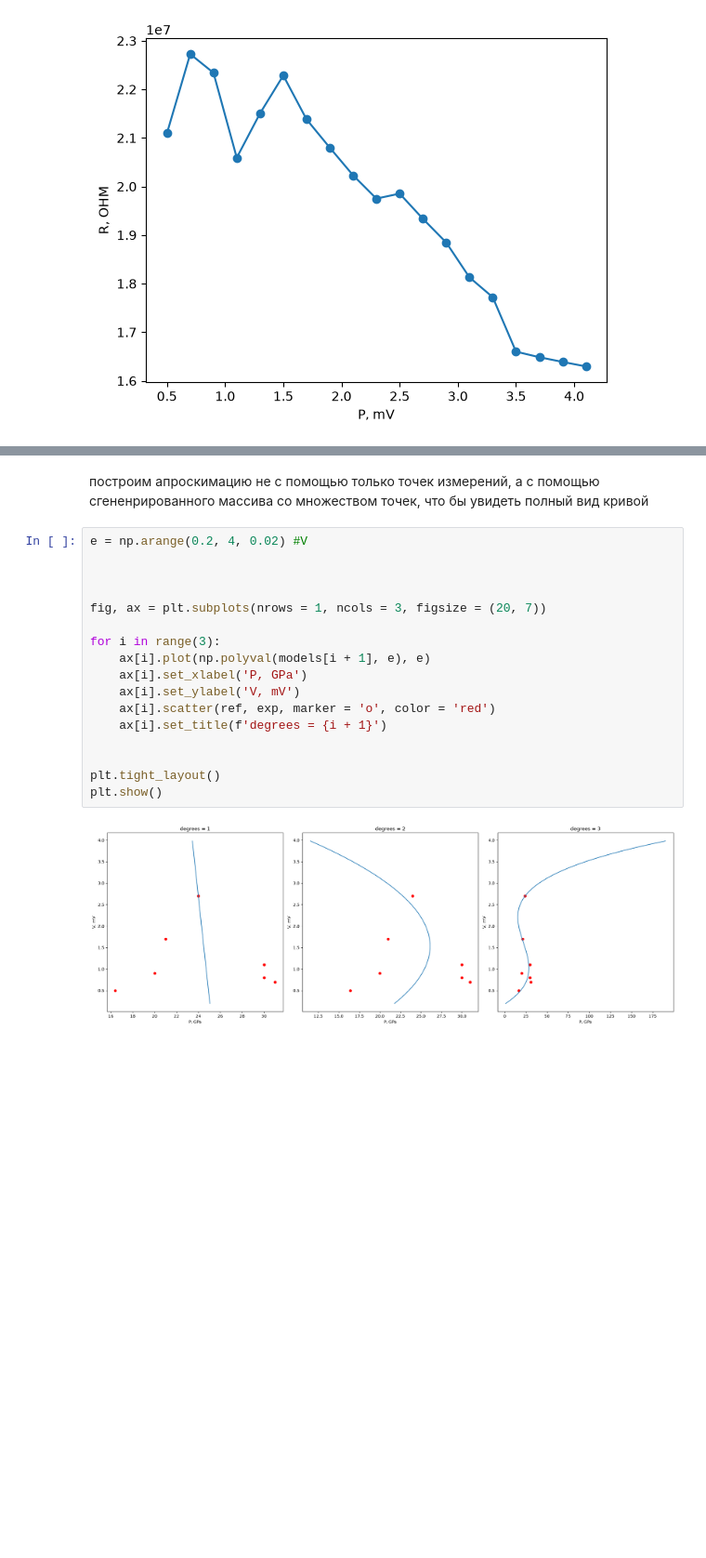
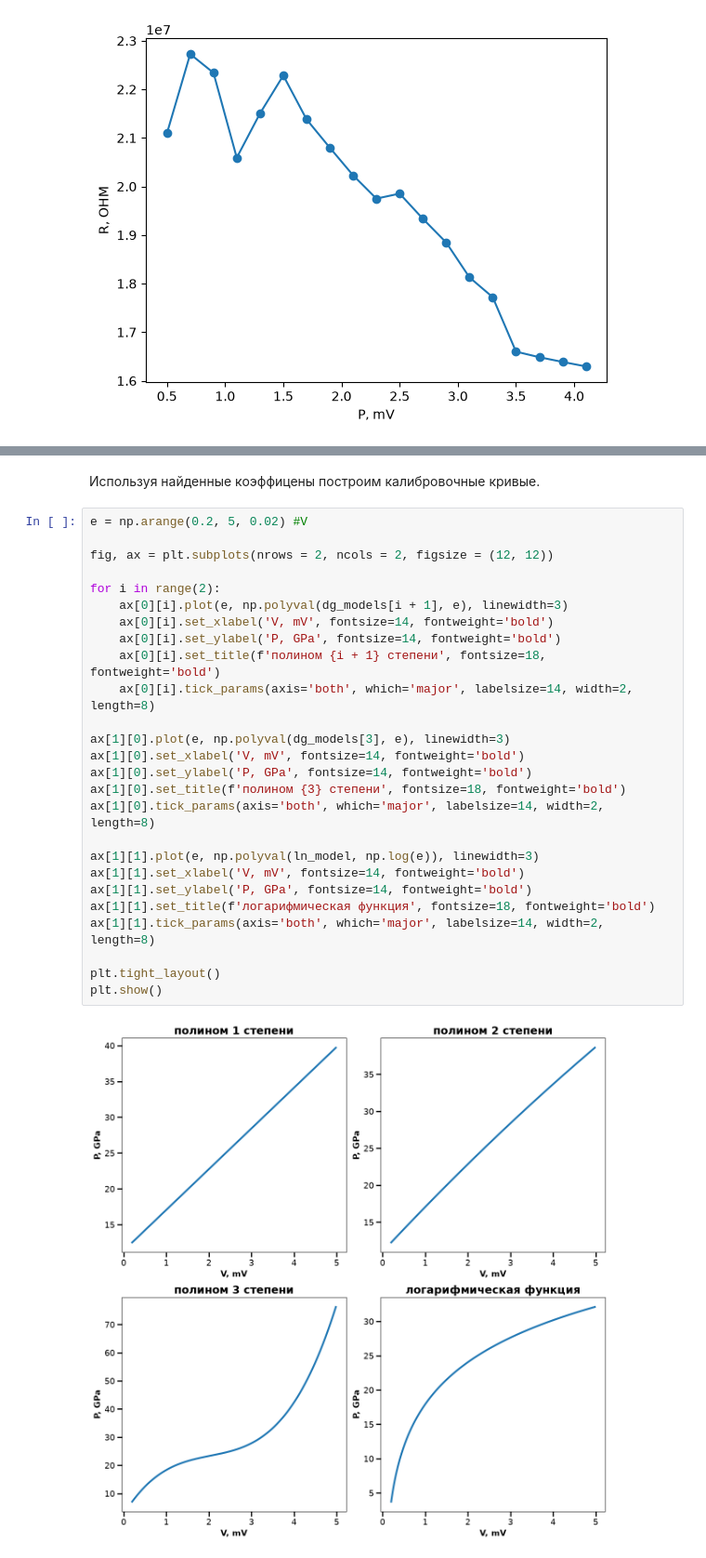
Before and after one commit to anna-am/pressure-calibration, a Jupyter notebook: pressure_calibration.ipynb, the cells around one changed output, grey strips where cells are left out. Shown at 93% size. Drawn from its saved outputs; the diff is of its cells as text; blank space fills up the shorter version.

Commit message:
upd models calibration

```diff
--- a/pressure_calibration.ipynb
+++ b/pressure_calibration.ipynb
@@ -276,22 +227,30 @@ plt.show()
 # %% [markdown]
-построим апроскимацию не с помощью только точек измерений, а с помощью сгененрированного массива со множеством точек, что бы
-увидеть полный вид кривой
+Используя найденные коэффицены построим калибровочные кривые.
-# %%
-e = np.arange(0.2, 4, 0.02) #V
-
-
-
-fig, ax = plt.subplots(nrows = 1, ncols = 3, figsize = (20, 7))
-
-for i in range(3):
-    ax[i].plot(np.polyval(models[i + 1], e), e)
-    ax[i].set_xlabel('P, GPa')
-    ax[i].set_ylabel('V, mV')
-    ax[i].scatter(ref, exp, marker = 'o', color = 'red')
-    ax[i].set_title(f'degrees = {i + 1}')
-
-
-plt.tight_layout()
-plt.show()
-# %% [output]
-[figure, removed]
+# %%
+e = np.arange(0.2, 5, 0.02) #V
+
+fig, ax = plt.subplots(nrows = 2, ncols = 2, figsize = (12, 12))
+
+for i in range(2):
+    ax[0][i].plot(e, np.polyval(dg_models[i + 1], e), linewidth=3)
+    ax[0][i].set_xlabel('V, mV', fontsize=14, fontweight='bold')
+    ax[0][i].set_ylabel('P, GPa', fontsize=14, fontweight='bold')
+    ax[0][i].set_title(f'полином {i + 1} степени', fontsize=18, fontweight='bold')
+    ax[0][i].tick_params(axis='both', which='major', labelsize=14, width=2, length=8)
+
+ax[1][0].plot(e, np.polyval(dg_models[3], e), linewidth=3)
+ax[1][0].set_xlabel('V, mV', fontsize=14, fontweight='bold')
+ax[1][0].set_ylabel('P, GPa', fontsize=14, fontweight='bold')
+ax[1][0].set_title(f'полином {3} степени', fontsize=18, fontweight='bold')
+ax[1][0].tick_params(axis='both', which='major', labelsize=14, width=2, length=8)
+
+ax[1][1].plot(e, np.polyval(ln_model, np.log(e)), linewidth=3)
+ax[1][1].set_xlabel('V, mV', fontsize=14, fontweight='bold')
+ax[1][1].set_ylabel('P, GPa', fontsize=14, fontweight='bold')
+ax[1][1].set_title(f'логарифмическая функция', fontsize=18, fontweight='bold')
+ax[1][1].tick_params(axis='both', which='major', labelsize=14, width=2, length=8)
+
+plt.tight_layout()
+plt.show()
+# %% [output]
+[figure, added]
```
Also changed, not shown: parts of 19 cells of this notebook.
